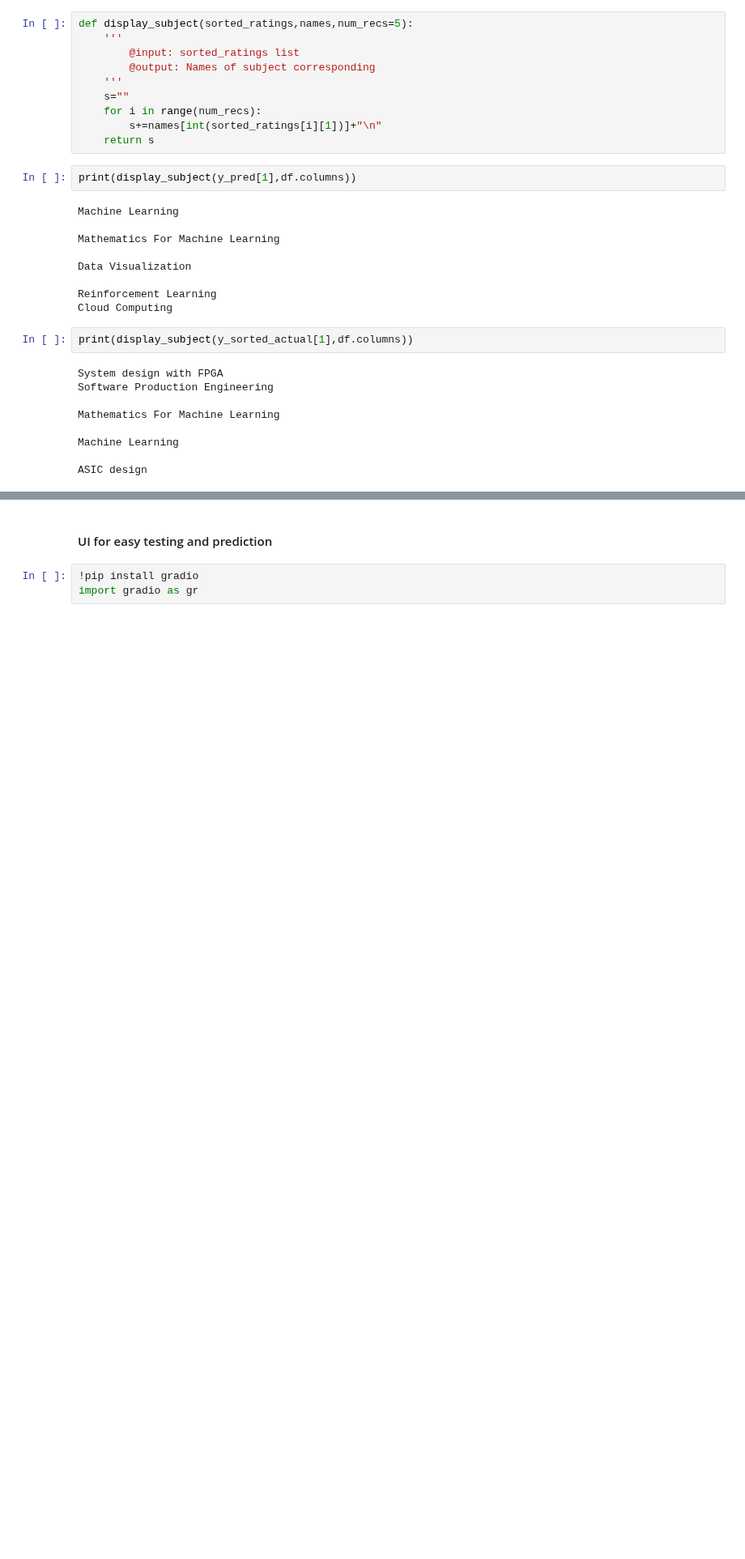
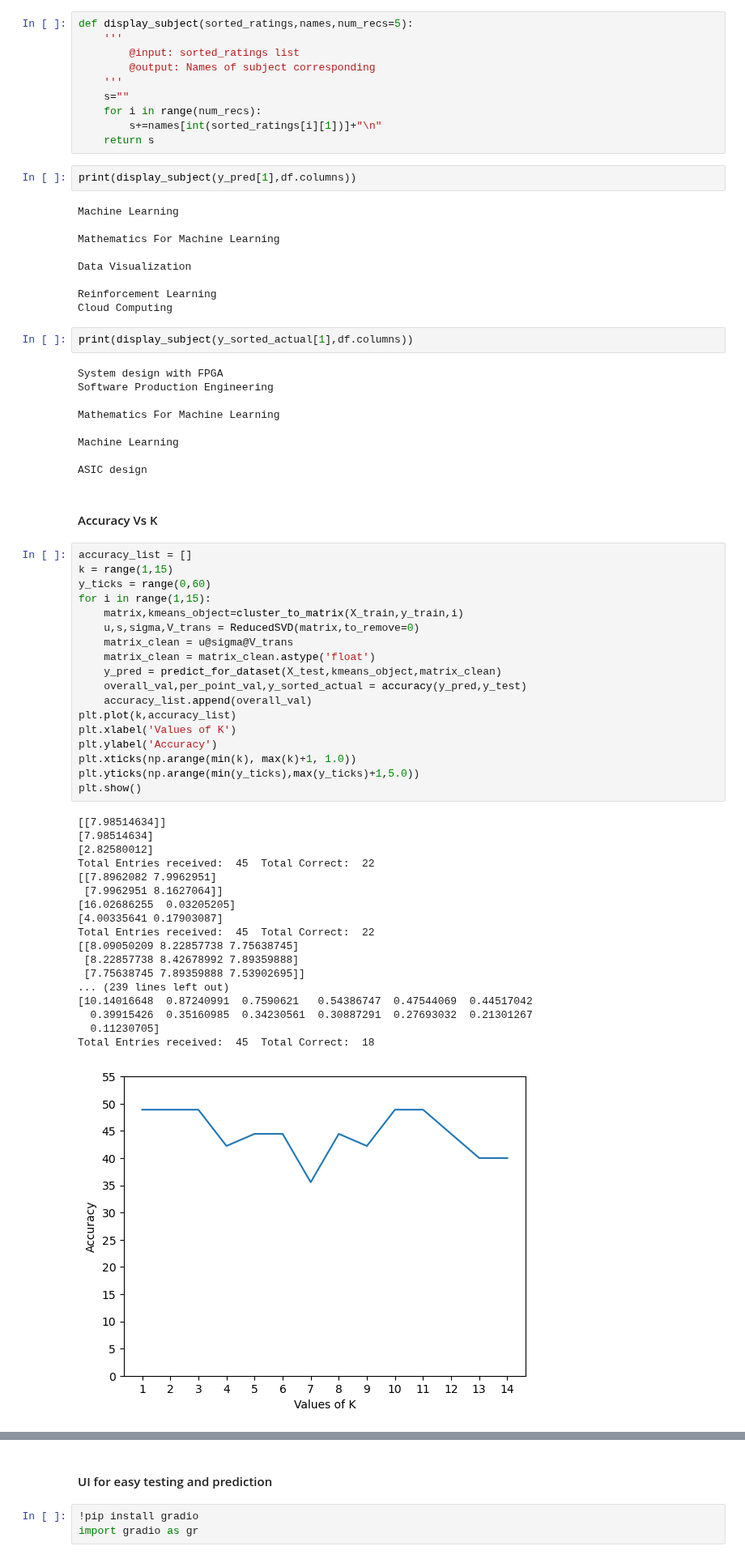
Before and after one commit to MnCSSJ4x/IIITB-Course-Recommendation-System, a Jupyter notebook: main.ipynb, the cells around one changed output, grey strips where cells are left out. Shown at 81% size. Cells and saved outputs as stored; diff of their text form; blank space fills up the shorter version.

Commit message:
add: plots

```diff
--- a/main.ipynb
+++ b/main.ipynb
@@ -369,3 +360,42 @@ Mathematics For Machine Learning
 Machine Learning
 
 ASIC design
+# %% [markdown]
+#### Accuracy Vs K
+# %%
+accuracy_list = []
+k = range(1,15)
+y_ticks = range(0,60)
+for i in range(1,15):
+    matrix,kmeans_object=cluster_to_matrix(X_train,y_train,i)
+    u,s,sigma,V_trans = ReducedSVD(matrix,to_remove=0)
+    matrix_clean = u@sigma@V_trans
+    matrix_clean = matrix_clean.astype('float')
+    y_pred = predict_for_dataset(X_test,kmeans_object,matrix_clean)
+    overall_val,per_point_val,y_sorted_actual = accuracy(y_pred,y_test)
+    accuracy_list.append(overall_val)
+plt.plot(k,accuracy_list)
+plt.xlabel('Values of K')
+plt.ylabel('Accuracy')
+plt.xticks(np.arange(min(k), max(k)+1, 1.0))
+plt.yticks(np.arange(min(y_ticks),max(y_ticks)+1,5.0))
+plt.show()
+# %% [output]
+[[7.98514634]]
+[7.98514634]
+[2.82580012]
+Total Entries received:  45  Total Correct:  22
+[[7.8962082 7.9962951]
+ [7.9962951 8.1627064]]
+[16.02686255  0.03205205]
+[4.00335641 0.17903087]
+Total Entries received:  45  Total Correct:  22
+[[8.09050209 8.22857738 7.75638745]
+ [8.22857738 8.42678992 7.89359888]
+ [7.75638745 7.89359888 7.53902695]]
+... (239 lines left out)
+[10.14016648  0.87240991  0.7590621   0.54386747  0.47544069  0.44517042
+  0.39915426  0.35160985  0.34230561  0.30887291  0.27693032  0.21301267
+  0.11230705]
+Total Entries received:  45  Total Correct:  18
+[figure, added]
```
Also changed, not shown: parts of 6 cells of this notebook, 3 other files.
